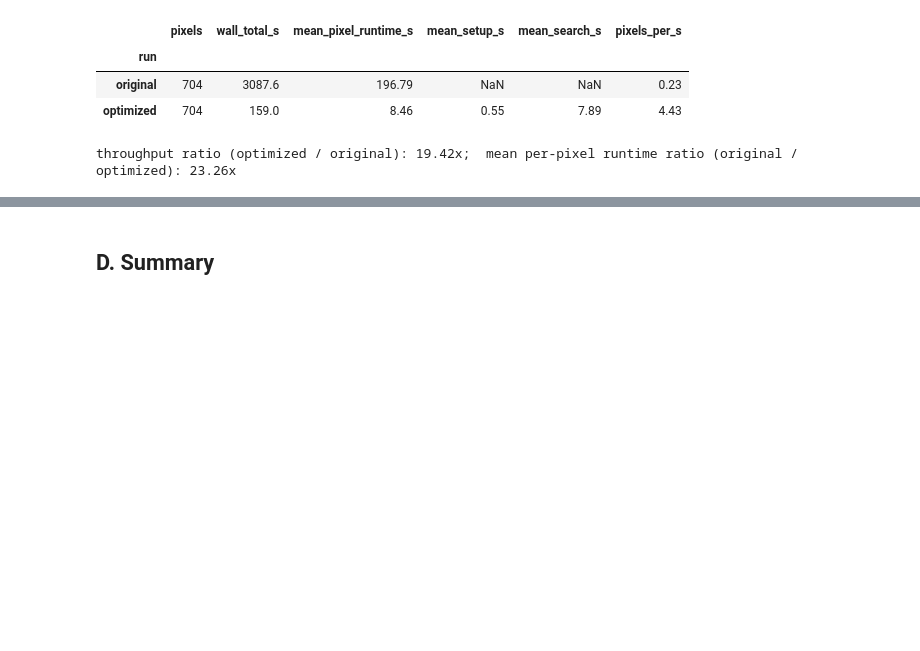
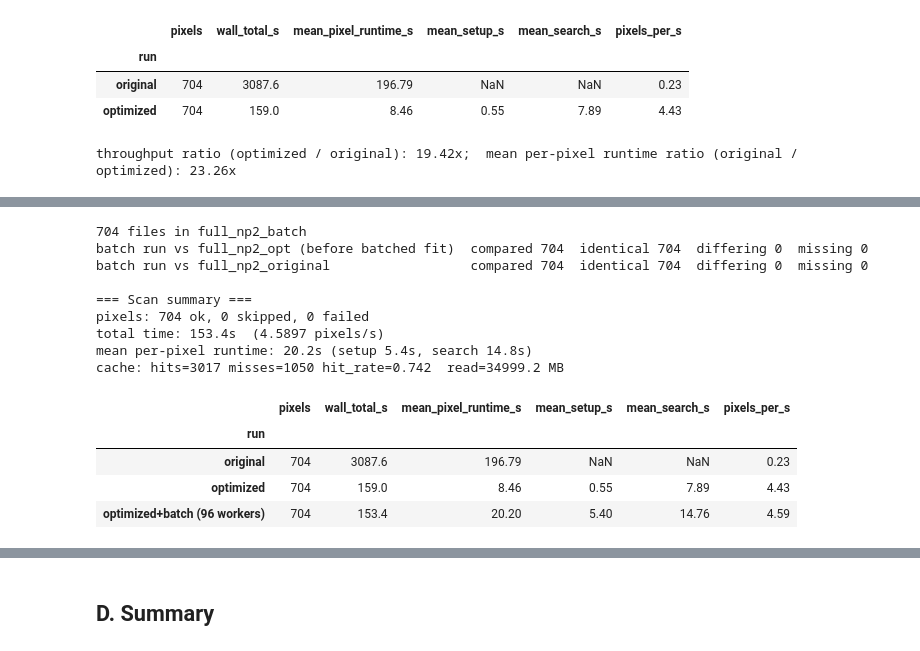
Before and after one commit to chinyitan/ugali_hats, a Jupyter notebook: notebooks/scan_optimizations.ipynb, the cells around one changed output, grey strips where cells are left out. Cells and saved outputs as stored; diff of their text form; code cells hidden in the pictures; blank space fills up the shorter version.

```diff
--- a/notebooks/scan_optimizations.ipynb
+++ b/notebooks/scan_optimizations.ipynb
@@ -444,0 +500,41 @@ throughput ratio (optimized / original): 19.42x;  mean per-pixel runtime ratio (
+# %%
+DC = OPT + '/full_np2_batch'
+print(len(glob.glob(DC + '/scan-v0/*.fits')), 'files in full_np2_batch')
+def compare_runs(dx, dy):
+    n_id = 0; bad = {}; miss = []
+    for p in pix_all:
+        f = 'scan_%08i_cel.fits' % p; fx, fy = dx + '/scan-v0/' + f, dy + '/scan-v0/' + f
+        if not (os.path.exists(fx) and os.path.exists(fy)): miss.append(p); continue
+        d = cmp_quiet(fx, fy)
+        if d: bad[p] = d
+        else: n_id += 1
+    return n_id, bad, miss
+for name, other in (('full_np2_opt (before batched fit)', DB), ('full_np2_original', DA)):
+    n_id, bad_, miss_ = compare_runs(other, DC)
+    print('batch run vs %-34s compared %d  identical %d  differing %d  missing %d' % (name, len(pix_all)-len(miss_), n_id, len(bad_), len(miss_)))
+    for p, d in bad_.items():
+        print('DIFFERS pixel', p)
+        for w, n, m in d: print('   %-28s n_differing=%d  max|diff|=%.3g' % (w, n, m))
+n_ident_batch = n_id   # batch run vs original run
+print()
+print(log_summary(DC))
+sC = pd.read_csv(DC + '/stats.csv'); sC = sC[sC.status == 'ok']
+totC = float(re.search(r'total time: ([\d.]+)s', log_summary(DC)).group(1))
+C_df.loc['optimized+batch (96 workers)'] = dict(pixels=len(sC), wall_total_s=totC, mean_pixel_runtime_s=sC.runtime_s.mean(),
+    mean_setup_s=sC.setup_s.mean(), mean_search_s=sC.search_s.mean(), pixels_per_s=len(sC)/totC)
+display(C_df.round(2))
+# %% [output]
+704 files in full_np2_batch
+batch run vs full_np2_opt (before batched fit)  compared 704  identical 704  differing 0  missing 0
+batch run vs full_np2_original                  compared 704  identical 704  differing 0  missing 0
+
+=== Scan summary ===
+pixels: 704 ok, 0 skipped, 0 failed
+total time: 153.4s  (4.5897 pixels/s)
+mean per-pixel runtime: 20.2s (setup 5.4s, search 14.8s)
+cache: hits=3017 misses=1050 hit_rate=0.742  read=34999.2 MB
+|  | pixels | wall_total_s | mean_pixel_runtime_s | mean_setup_s | mean_search_s | pixels_per_s |
+| run |  |  |  |  |  |  |
+| original | 704 | 3087.6 | 196.79 | NaN | NaN | 0.23 |
+| optimized | 704 | 159.0 | 8.46 | 0.55 | 7.89 | 4.43 |
+| optimized+batch (96 workers) | 704 | 153.4 | 20.20 | 5.40 | 14.76 | 4.59 |
```
Also changed, not shown: parts of 14 cells of this notebook.
